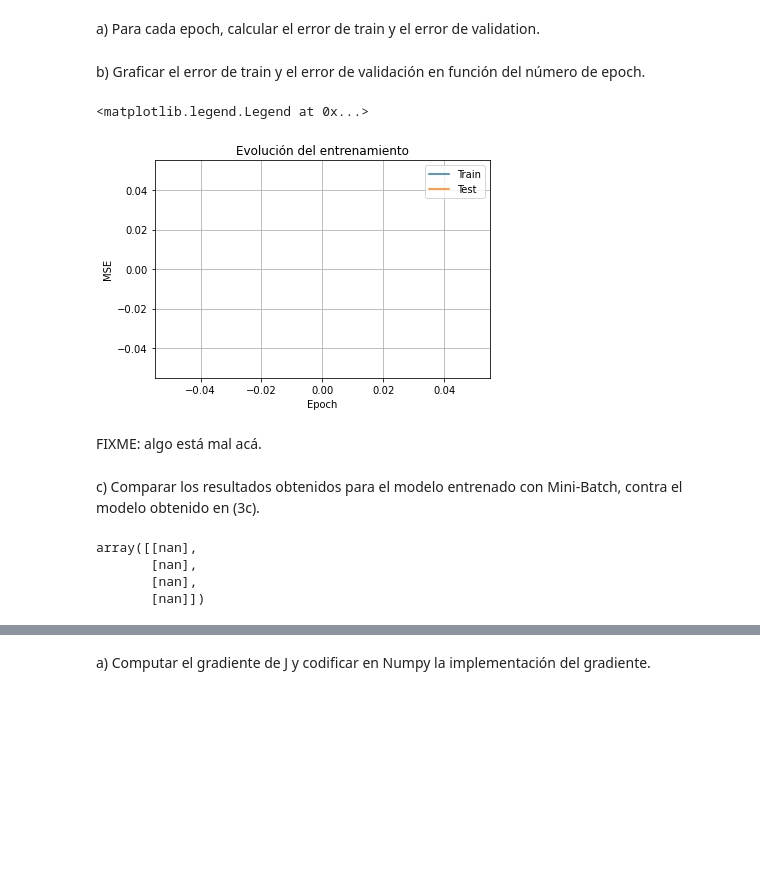
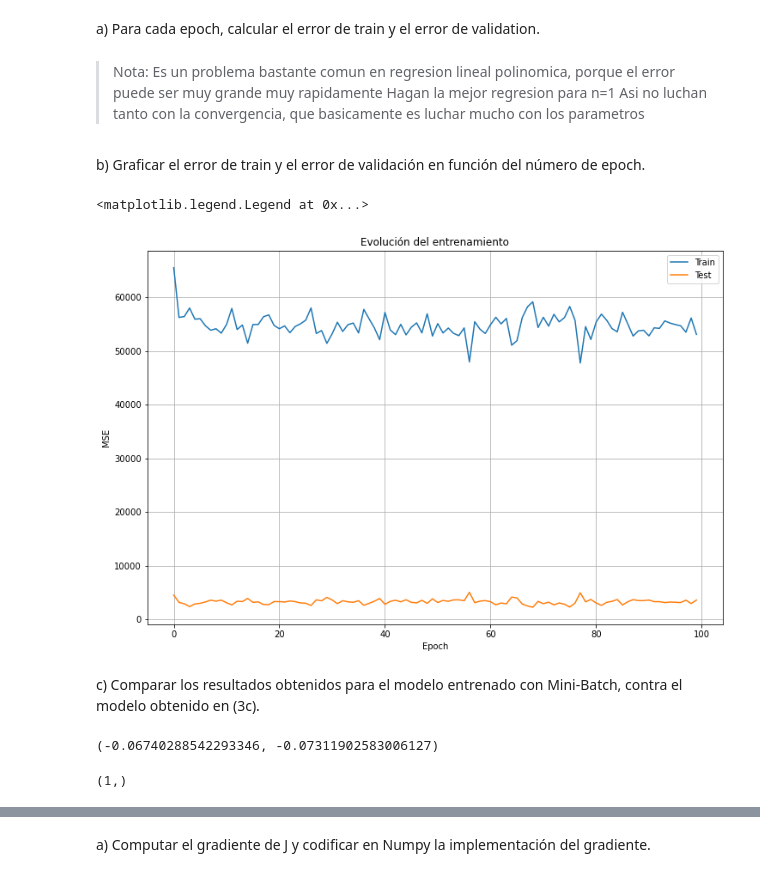
Before and after one commit to nhorro/ceai2020, a Jupyter notebook: intro_ai/clase_8_evaluacion/evaluacion.ipynb, the cells around one changed output, grey strips where cells are left out. Cells and saved outputs as stored; diff of their text form; code cells hidden in the pictures; blank space fills up the shorter version.

```diff
--- a/intro_ai/clase_8_evaluacion/evaluacion.ipynb
+++ b/intro_ai/clase_8_evaluacion/evaluacion.ipynb
@@ -359,21 +364,28 @@ a) Para cada epoch, calcular el error de train y el error de validation.
 N_EPOCHS = 100
 model, train_history,test_history = mini_batch_gradient_descent(
     xx,y_train.reshape(-1,1), lr=1e-6, amt_epochs=N_EPOCHS)
+# %% [markdown]
+>Nota: Es un problema bastante comun en regresion lineal polinomica, porque el error puede ser muy grande muy rapidamente
+>Hagan la mejor regresion para n=1
+>Asi no luchan tanto con la convergencia, que basicamente es luchar mucho con los parametros
+# %%
+N_EPOCHS = 100
+model, train_history,test_history = mini_batch_gradient_descent(
+    X_train.reshape(-1,1),y_train.reshape(-1,1), lr=1e-6, amt_epochs=N_EPOCHS)
 # %% [markdown]
 b) Graficar el error de train y el error de validación en función del número de epoch.
 # %%
 epochs = np.arange(0,N_EPOCHS)
+plt.figure(figsize=(12,8))
 plt.plot(epochs,train_history)
 plt.plot(epochs,test_history)
 plt.xlabel("Epoch")
 plt.ylabel("MSE")
 plt.title("Evolución del entrenamiento")
 plt.grid(which="Both")
 plt.legend(["Train","Test"])
 # %% [output]
 <matplotlib.legend.Legend at 0x...>
-[figure, old version]
+[figure, new version]
-# %% [markdown]
-FIXME: algo está mal acá.
 # %% [markdown]
 c) Comparar los resultados obtenidos para el modelo entrenado con Mini-Batch, contra el modelo obtenido en (3c).
@@ -380,7 +394,4 @@ c) Comparar los resultados obtenidos para el modelo entrenado con Mini-Batch, co
 # %%
-model
+model,model_3a
 # %% [output]
-array([[nan],
-       [nan],
-       [nan],
-       [nan]])
+(-0.06740288542293346, -0.07311902583006127)
@@ -386,0 +400,4 @@ array([[nan],
+# %%
+model.shape
+# %% [output]
+(1,)
```
Also changed, not shown: parts of 23 cells of this notebook.
